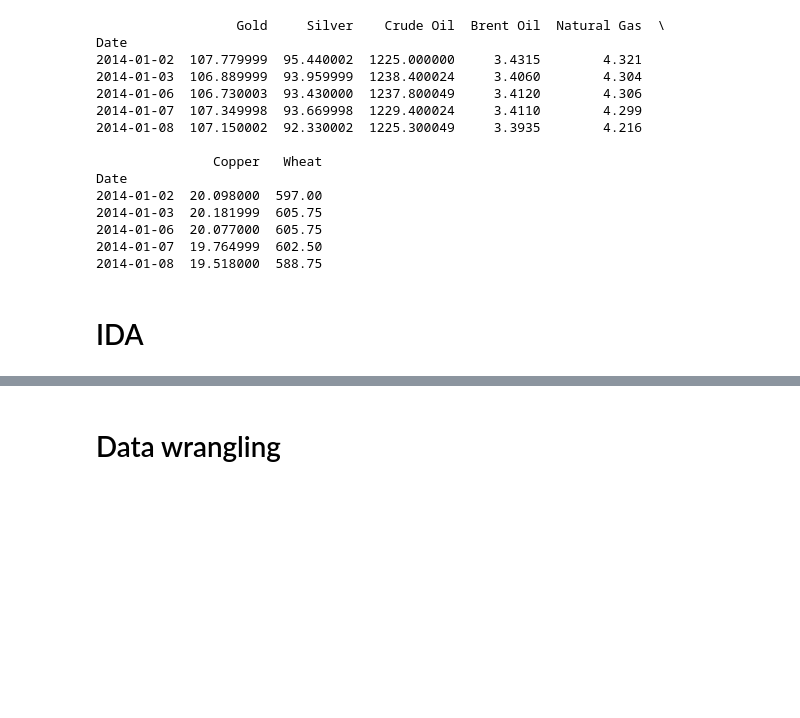
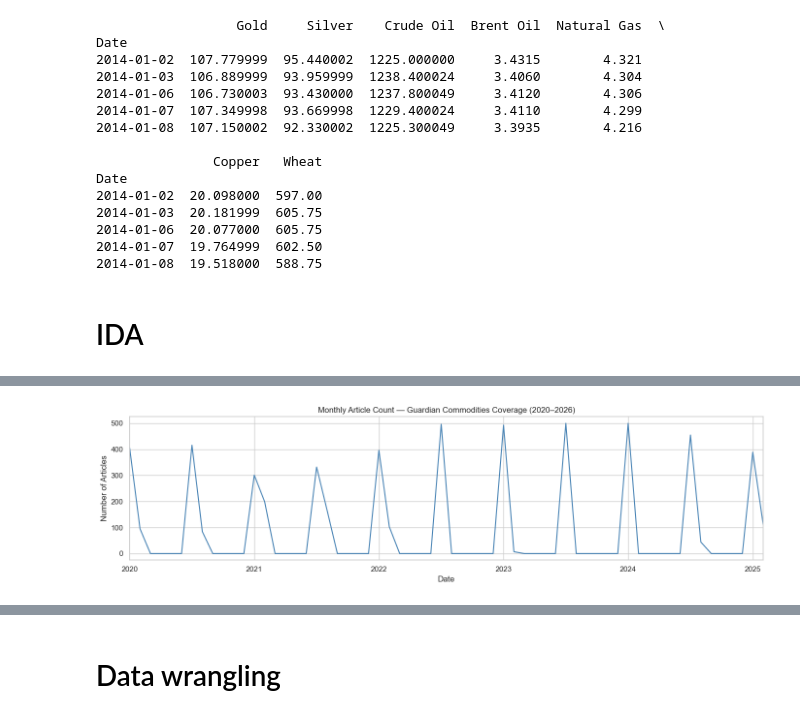
Before and after one commit to gatesclosedbro/st115, a Jupyter notebook: st115.ipynb, the cells around one changed output, grey strips where cells are left out. Cells and saved outputs as stored; diff of their text form; code cells hidden in the pictures; blank space fills up the shorter version.

```diff
--- a/st115.ipynb
+++ b/st115.ipynb
@@ -52,7 +52,7 @@ date_ranges = [
 all_results = []
 
 for from_date, to_date in date_ranges:
-    for page in range(1, 21):
+    for page in range(1, 11):
         parameters = {
             "api-key": API_KEY,
             "q": "oil OR natural gas OR copper OR wheat OR OPEC OR energy crisis",
@@ -157,3 +157,83 @@ Date
 2014-01-08  19.518000  588.75
 # %% [markdown]
 # IDA
+# %%
+import matplotlib.pyplot as plt
+import seaborn as sns
+import pandas as pd
+
+#displays first 3, last 3, and 3 random rows of the dataframe to check the data looks like how it is expected to.
+display(df.head(3))
+display(df.tail(3))
+display(df.sample(3))
+
+#displays the shape of the dataframe
+print("Shape of dataframe (rows, columns):", df.shape)
+
+#
+print("\nData types:")
+print(df.dtypes)
+
+print()
+df.info()
+
+print("\nMissing values per column:")
+print(df.isna().sum())
+
+print(f"\nArticles with empty body: {df['body'].isna().sum()}")
+
+print("\nAny fully duplicate rows?", df.duplicated().any())
+print("Duplicate titles:", df.duplicated(subset=['title']).sum())
+print("Duplicate body text:", df.duplicated(subset=['body']).sum())
+
+print("\nDescriptive statistics — Guardian articles:")
+display(df.describe(include='all'))
+
+print("\nArticle counts by section:")
+print(df['section'].value_counts().head(15))
+
+print(f"\nEarliest article: {df['date'].min()}")
+print(f"Latest article:   {df['date'].max()}")
+
+df['word_count'] = df['body'].str.split().str.len()
+print("\nWord count summary:")
+print(df['word_count'].describe())
+print(f"\nArticles under 50 words (likely stubs): {(df['word_count'] < 50).sum()}")
+
+monthly_counts = df.set_index('date').resample('ME').size()
+
+fig, ax = plt.subplots(figsize=(14, 4))
+monthly_counts.plot(ax=ax, color='steelblue')
+ax.set_title('Monthly Article Count — Guardian Commodities Coverage (2020–2026)')
+ax.set_ylabel('Number of Articles')
+ax.set_xlabel('Date')
+plt.tight_layout()
+plt.show()
+
+display(df_commodities_prices.head(3))
+display(df_commodities_prices.tail(3))
+display(df_commodities_prices.sample(3))
+
+print("Shape:", df_commodities_prices.shape)
+print("\nData types:")
+print(df_commodities_prices.dtypes)
+print()
+df_commodities_prices.info()
+
+print("\nMissing values per commodity:")
+print(df_commodities_prices.isna().sum())
+
+print("\nAny duplicate rows?", df_commodities_prices.duplicated().any())
+
+print("\nDescriptive statistics — commodity prices:")
+display(df_commodities_prices.describe())
+
+print(f"\nEarliest date: {df_commodities_prices.index.min()}")
+print(f"Latest date:   {df_commodities_prices.index.max()}")
+
+print("\nZero or negative price counts:")
+for col in df_commodities_prices.columns:
+    n = (df_commodities_prices[col] <= 0).sum()
+    if n > 0:
+        print(f"  {col}: {n} rows")
+# %% [output]
@@ -159,0 +298 @@ Date
+[figure, added]
```
Also changed, not shown: parts of 2 cells of this notebook, 1 other file.
